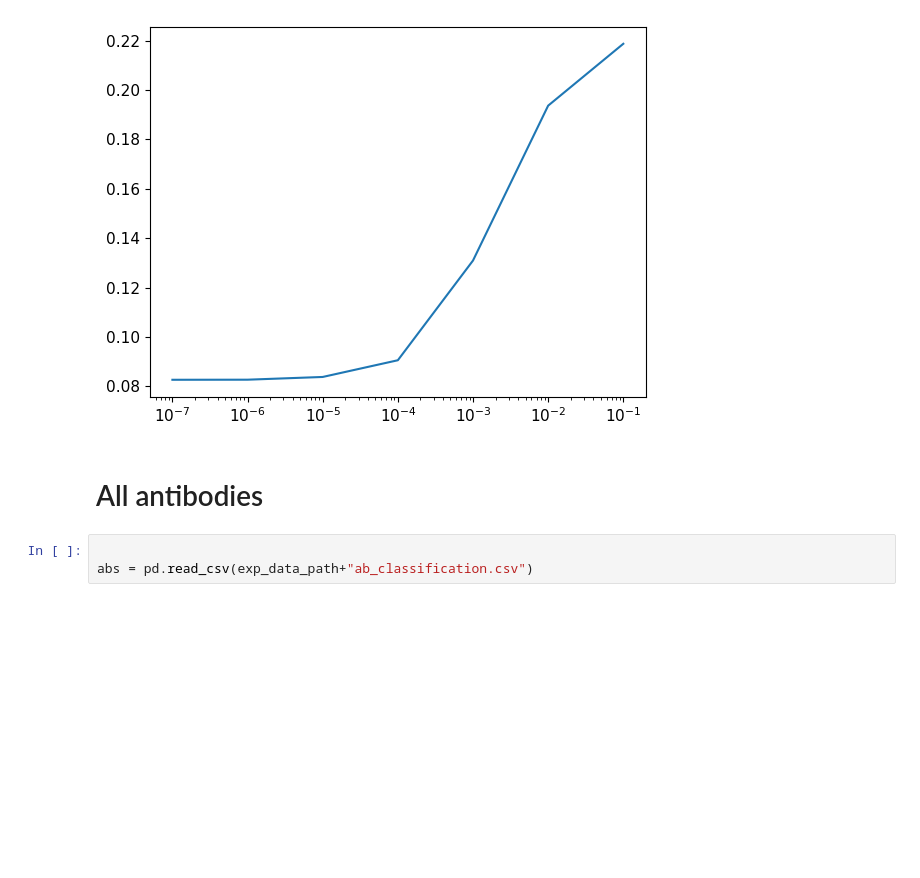
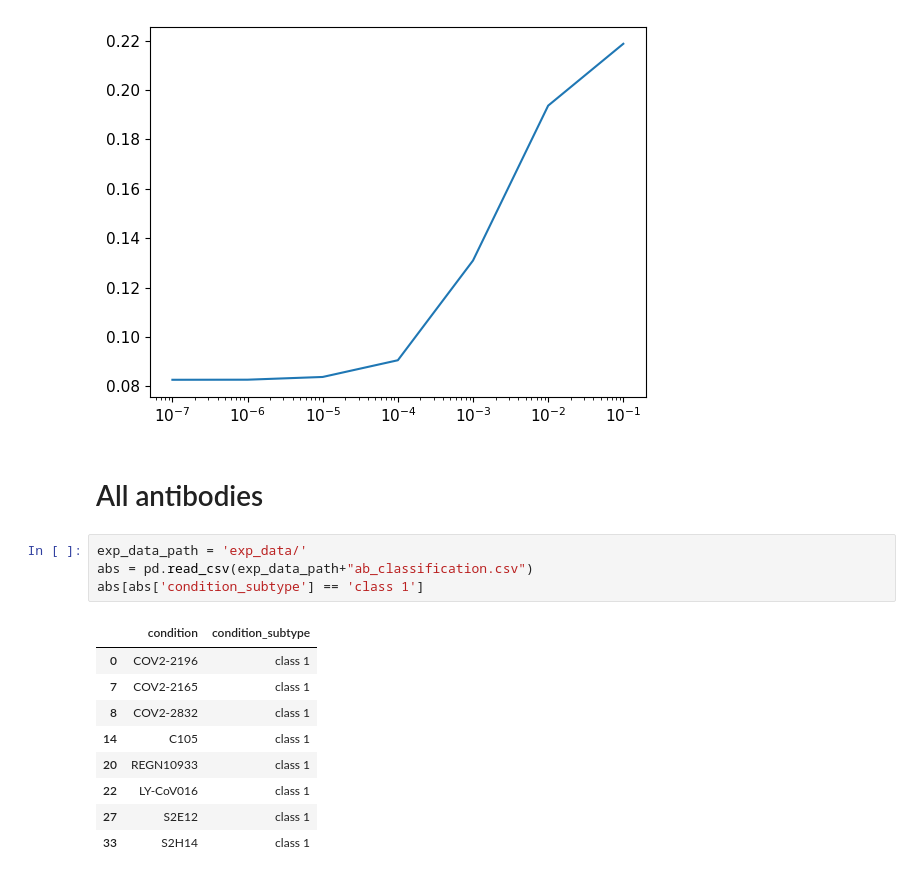
Before and after one commit to AleCorso/DMSAnalysis, a Jupyter notebook: numerical_optimal_mu.ipynb, the cells around one changed output. Saved outputs shown, nothing was run; the diff lists cells and outputs as text; blank space fills up the shorter version.

```diff
--- a/numerical_optimal_mu.ipynb
+++ b/numerical_optimal_mu.ipynb
@@ -451,5 +451,16 @@ plt.xscale("log")
 # %% [markdown]
 # All antibodies
 # %%
-
+exp_data_path = 'exp_data/'
 abs = pd.read_csv(exp_data_path+"ab_classification.csv")
+abs[abs['condition_subtype'] == 'class 1']
+# %% [output]
+|  | condition | condition_subtype |
+| 0 | COV2-2196 | class 1 |
+| 7 | COV2-2165 | class 1 |
+| 8 | COV2-2832 | class 1 |
+| 14 | C105 | class 1 |
+| 20 | REGN10933 | class 1 |
+| 22 | LY-CoV016 | class 1 |
+| 27 | S2E12 | class 1 |
+| 33 | S2H14 | class 1 |
```
Also changed, not shown: parts of 3 cells of this notebook, 1 other file.
